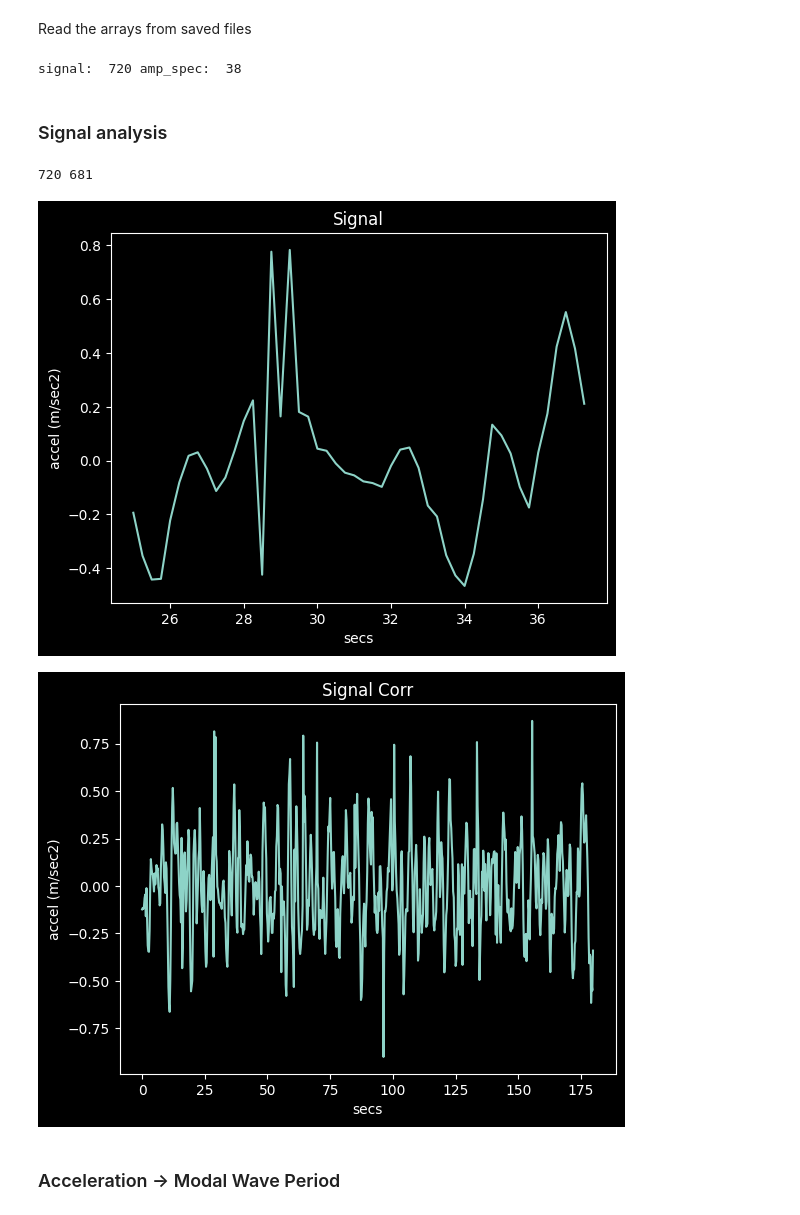
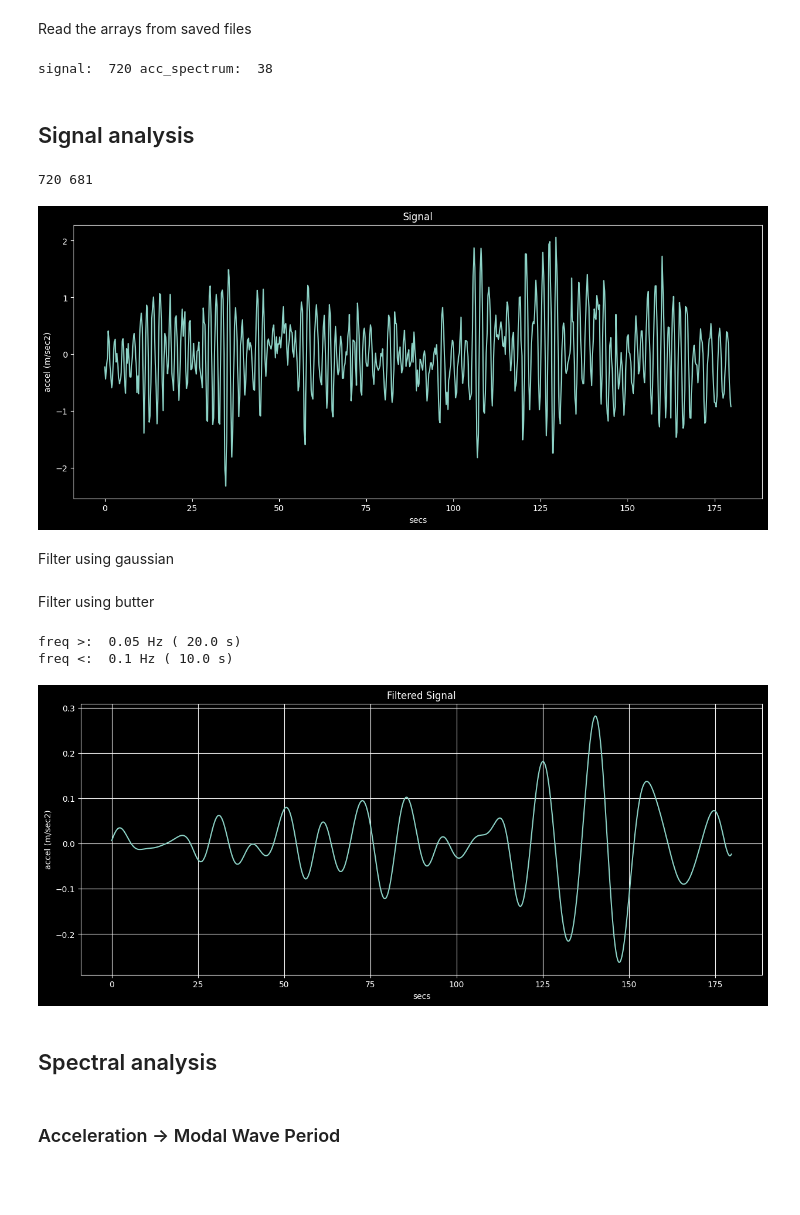
Before and after one commit to mauroc/sqrpi, a Jupyter notebook: dev01.ipynb, the cells around one changed output. Cells and saved outputs as stored; diff of their text form; code cells hidden in the pictures; blank space fills up the shorter version.

```diff
--- a/dev01.ipynb
+++ b/dev01.ipynb
@@ -75,15 +79,15 @@ run = '2025_09_10_17_20' # manual simulation of about 1 mt oscillations
 # %%
 freqs    = np.load(f'{npydir}freqs_{run}.npy')
 signal   = np.load(f'{npydir}signal_{run}.npy')
-amp_spec = np.load(f'{npydir}amp_spec_{run}.npy')
-heave   = np.load(f'{npydir}heights_{run}.npy')
-print('signal: ', len(signal), 'amp_spec: ', len(amp_spec))
+acc_spectrum = np.load(f'{npydir}acc_spectrum_{run}.npy')
+heave_spectrum   = np.load(f'{npydir}heave_spectrum_{run}.npy')
+print('signal: ', len(signal), 'acc_spectrum: ', len(acc_spectrum))
 # %% [output]
-signal:  720 amp_spec:  38
+signal:  720 acc_spectrum:  38
 # %%
 #signal = np.load(f'{npydir}signal_corr.npy')
 # %% [markdown]
-### Signal analysis ###
+## Signal analysis ##
 # %%
 w=40
 mavg_signal = lb.moving_average(signal,w)
@@ -93,16 +97,16 @@ print(len(signal),len(mavg_signal))
 720 681
 # %%
 fr=100
-#fr = 0
-to=150
-#to = ls
+fr = 0
+to=140
+to = ls
 pl.title('Signal')
 pl.xlabel('secs')
 pl.ylabel('accel (m/sec2)')
 # moving average
 #pl.plot([float(i)/float(sample_rate) for i in range(int(w/2)-1, ls-int(w/2) )],mavg_signal)
 # raw signal
 pl.plot([float(i)/float(sample_rate) for i in range(fr,to)],signal[fr:to] )
 pl.show( )
 # %% [output]
-[figure, old version]
+[figure, new version]
@@ -111,0 +113,2 @@ signal_corr = np.concatenate([signal[:w-1], signal[w-1:]-mavg_signal] )
+# %% [markdown]
+Filter using gaussian
@@ -112,8 +117,31 @@ signal_corr = np.concatenate([signal[:w-1], signal[w-1:]-mavg_signal] )
+# %% [markdown]
+Filter using butter
+# %%
+freq_low = 0.05 # Hz. Sets high-pass filter. Set to 0 for low_pass only
+freq_high = 0.10 # Hz. Sets low-pass filter.
+
+nyq_freq = sample_rate/2
+
+# low pass filter
+b, a = sg.butter(4, freq_high/nyq_freq, btype='low', analog=False)
+signal_corr = sg.filtfilt(b, a, signal)
+
+if freq_low > 0:
+    # high pass filter
+    d, c = sg.butter(4, freq_low/nyq_freq, btype='high', analog=False)
+    print("freq >: ", round(freq_low,2), 'Hz (', round(1/(freq_low),2),'s)')
+    signal_corr = sg.filtfilt(d, c, signal_corr)
+
+print('freq <: ' , freq_high, 'Hz (',1/freq_high, 's)')
+# %% [output]
+freq >:  0.05 Hz ( 20.0 s)
+freq <:  0.1 Hz ( 10.0 s)
 # %%
-pl.title('Signal Corr')
+pl.title('Filtered Signal')
 pl.xlabel('secs')
 pl.ylabel('accel (m/sec2)')
-pl.plot([float(i)/float(sample_rate) for i in range(0,ls)],signal_corr[0:ls])
+pl.plot([float(i)/float(sample_rate) for i in range(0,ls)], signal_corr[0:ls])
+pl.grid(True)
 pl.show()
 # %% [output]
-[figure, old version]
+[figure, new version]
@@ -120,5 +151,7 @@ pl.show()
 # %%
 np.save(f'{npydir}signal_corr', signal_corr)
+# %% [markdown]
+## Spectral analysis ##
 # %% [markdown]
 ### Acceleration -> Modal Wave Period ###
 # %%
```
Also changed, not shown: parts of 58 cells of this notebook, 7 other files.
